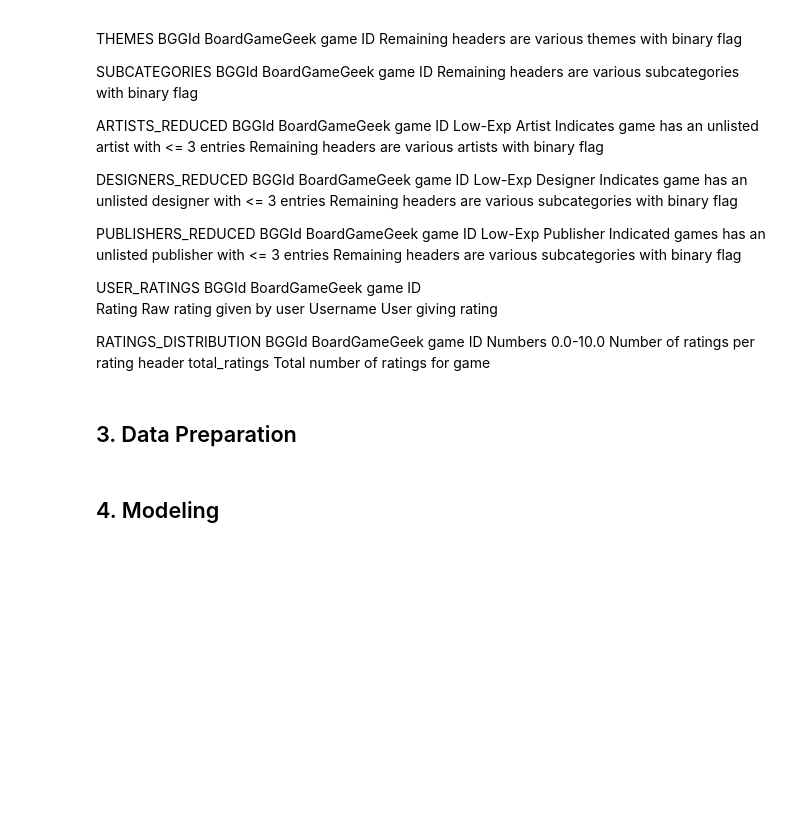
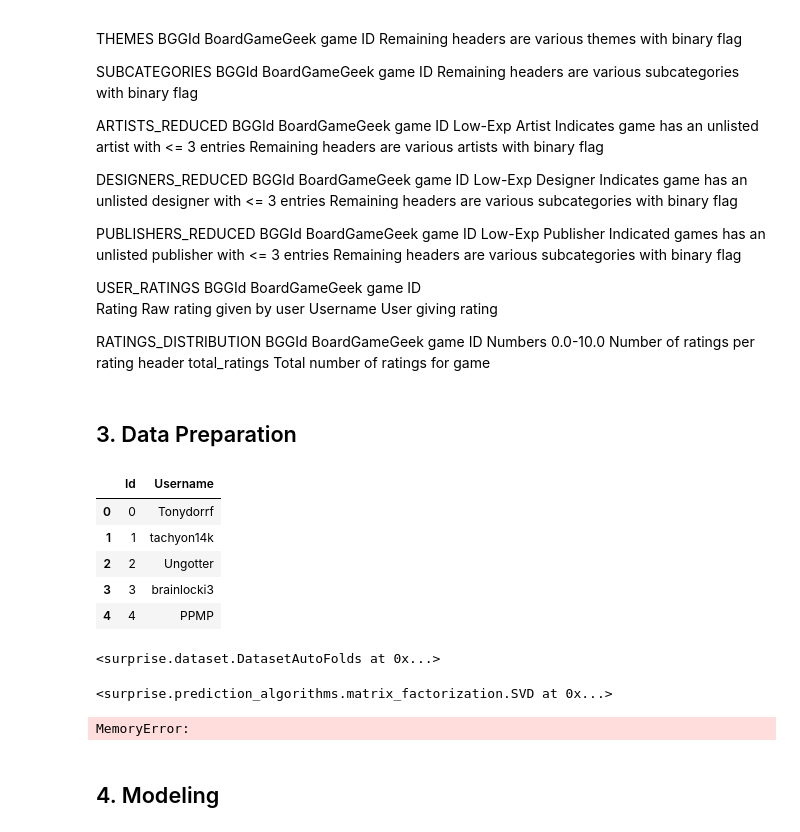
Before and after one commit to VilleSchulz/Machine-learning, a Jupyter notebook: Projekti/boardgamerecommender.ipynb, the cells around one changed output. Cells and saved outputs as stored; diff of their text form; code cells hidden in the pictures; blank space fills up the shorter version.

Commit message:
added predictions

```diff
--- a/Projekti/boardgamerecommender.ipynb
+++ b/Projekti/boardgamerecommender.ipynb
@@ -210,5 +210,52 @@ RATINGS_DISTRIBUTION
 # %%
 from surprise import Reader, Dataset
 
-reader = Reader(rating_scale=(0.0, 10.0))
-data = Dataset.load_from_df(df_user_ratings[['BGGId', 'Rating', 'Username']], reader)
+df_users=pd.DataFrame()
+df_users["Username"]= df_user_ratings["Username"].unique()
+df_users.insert(0, 'Id', range(0, len(df_users)))
+
+
+display(df_users.head())
+# %% [output]
+|  | Id | Username |
+| 0 | 0 | Tonydorrf |
+| 1 | 1 | tachyon14k |
+| 2 | 2 | Ungotter |
+| 3 | 3 | brainlocki3 |
+| 4 | 4 | PPMP |
+# %%
+id_map = dict(zip(df_users["Username"], df_users["Id"]))
+df_user_ratings["Id"] = df_user_ratings["Username"].map(id_map)
+
+df_user_ratings = df_user_ratings
+reader = Reader(rating_scale=(0.0, 10.0))
+data = Dataset.load_from_df(df_user_ratings[['BGGId', 'Rating', 'Id']], reader)
+
+display(data)
+# %% [output]
+<surprise.dataset.DatasetAutoFolds at 0x...>
+# %%
+from surprise import KNNBasic
+from surprise import SVD
+
+
+trainset = data.build_full_trainset()
+
+sim_options = {
+    'name': 'cosine', # similarity measure
+    'user_based': True,  # this setting is for user-based CF
+}
+# item x item matrix
+algo = SVD()
+algo.fit(trainset)
+#user x user = 500 miljoonaa
+#algo = KNNBasic(k=10,sim_options=sim_options)
+#trainset = trainset.astype('float32')
+#algo.fit(trainset)
+# %% [output]
+<surprise.prediction_algorithms.matrix_factorization.SVD at 0x...>
+# %%
+testset = trainset.build_anti_testset()
+predictions = algo.test(testset)
+# %% [output]
+MemoryError:
```
Also changed, not shown: parts of 1 cell of this notebook.
